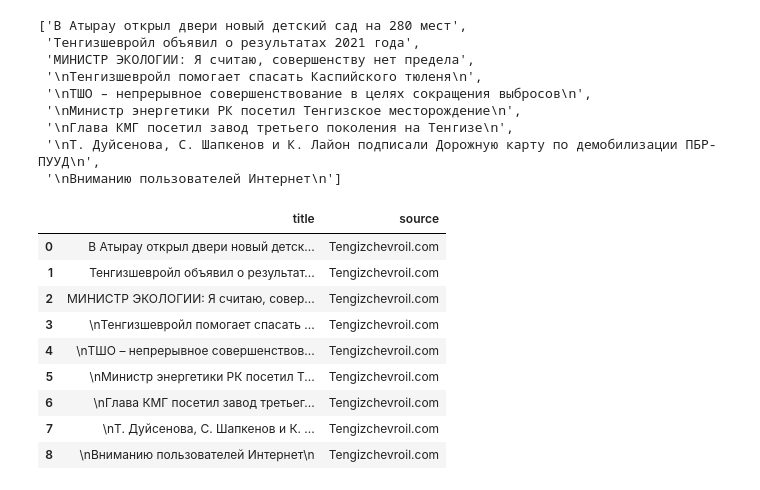
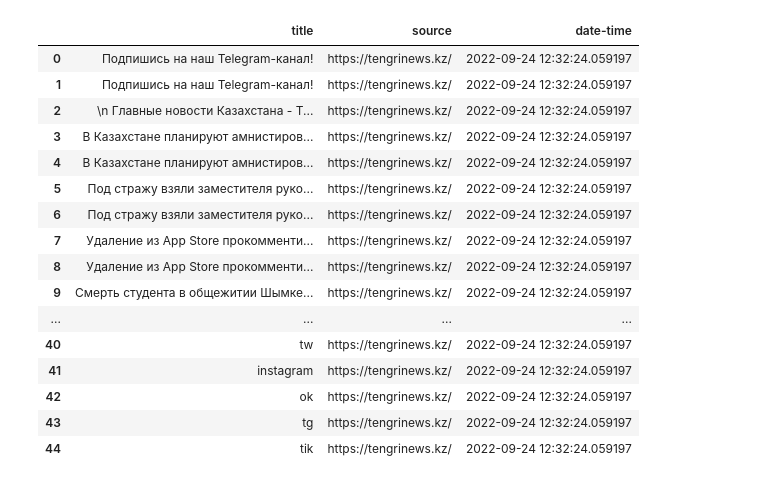
Before and after one commit to Kuralay92/NLP-for-PGPA, a Jupyter notebook: PGPA Media Web Scraping.ipynb, the cells around one changed output. Drawn from its saved outputs; the diff is of its cells as text; code cells hidden in the pictures.

```diff
--- a/PGPA Media Web Scraping.ipynb
+++ b/PGPA Media Web Scraping.ipynb
@@ -8,3 +16,0 @@ import random
-# %%
-page = requests.get("https://www.tengizchevroil.com/")
-page
@@ -57,0 +19,10 @@ soup.find_all(class_='title')
+# %%
+def news_df(web):
+    page=requests.get(web,verify=False)
+    soup = bs(page.content)
+    quotes = [i.text for i in soup.find_all(class_=['title','tn-main-news-title','news-article__title','news-list__title','tn-hidden'])]
+    df = pd.DataFrame()
+    df['title']=quotes
+    df['source']=web
+    df['date-time']= pd.to_datetime('now')
+    return df
@@ -58,13 +86,25 @@ soup.find_all(class_='title')
+# %%
+tengri=news_df("https://tengrinews.kz/")
+tengri
+# %% [output]
+|  | title | source | date-time |
+| 0 | Подпишись на наш Telegram-канал! | https://tengrinews.kz/ | 2022-09-24 12:32:24.059197 |
+| 1 | Подпишись на наш Telegram-канал! | https://tengrinews.kz/ | 2022-09-24 12:32:24.059197 |
+| 2 | \n Главные новости Казахстана - T... | https://tengrinews.kz/ | 2022-09-24 12:32:24.059197 |
+| 3 | В Казахстане планируют амнистиров... | https://tengrinews.kz/ | 2022-09-24 12:32:24.059197 |
+| 4 | В Казахстане планируют амнистиров... | https://tengrinews.kz/ | 2022-09-24 12:32:24.059197 |
+| 5 | Под стражу взяли заместителя руко... | https://tengrinews.kz/ | 2022-09-24 12:32:24.059197 |
+| 6 | Под стражу взяли заместителя руко... | https://tengrinews.kz/ | 2022-09-24 12:32:24.059197 |
+| 7 | Удаление из App Store прокомменти... | https://tengrinews.kz/ | 2022-09-24 12:32:24.059197 |
+| 8 | Удаление из App Store прокомменти... | https://tengrinews.kz/ | 2022-09-24 12:32:24.059197 |
+| 9 | Смерть студента в общежитии Шымке... | https://tengrinews.kz/ | 2022-09-24 12:32:24.059197 |
+| ... | ... | ... | ... |
+| 40 | tw | https://tengrinews.kz/ | 2022-09-24 12:32:24.059197 |
+| 41 | instagram | https://tengrinews.kz/ | 2022-09-24 12:32:24.059197 |
+| 42 | ok | https://tengrinews.kz/ | 2022-09-24 12:32:24.059197 |
+| 43 | tg | https://tengrinews.kz/ | 2022-09-24 12:32:24.059197 |
+| 44 | tik | https://tengrinews.kz/ | 2022-09-24 12:32:24.059197 |
 # %%
-quotes = [i.text for i in soup.find_all(class_='title')]
-quotes
+page=requests.get("https://tengrinews.kz/",verify=False)
+soup = bs(page.content)
+quotes = [i.text for i in soup.find_all(class_=['tn-hidden'])]
-# %% [output]
-['В Атырау открыл двери новый детский сад на 280 мест',
- 'Тенгизшевройл объявил о результатах 2021 года',
- 'МИНИСТР ЭКОЛОГИИ: Я считаю, совершенству нет предела',
- '\nТенгизшевройл помогает спасать Каспийского тюленя\n',
- '\nТШО – непрерывное совершенствование в целях сокращения выбросов\n',
- '\nМинистр энергетики РК посетил Тенгизское месторождение\n',
- '\nГлава КМГ посетил завод третьего поколения на Тенгизе\n',
- '\nТ. Дуйсенова, С. Шапкенов и К. Лайон подписали Дорожную карту по демобилизации ПБР-ПУУД\n',
- '\nВниманию пользователей Интернет\n']
@@ -77,13 +110,0 @@ df['source']='Tengizchevroil.com'
-# %%
-df
-# %% [output]
-|  | title | source |
-| 0 | В Атырау открыл двери новый детск... | Tengizchevroil.com |
-| 1 | Тенгизшевройл объявил о результат... | Tengizchevroil.com |
-| 2 | МИНИСТР ЭКОЛОГИИ: Я считаю, совер... | Tengizchevroil.com |
-| 3 | \nТенгизшевройл помогает спасать ... | Tengizchevroil.com |
-| 4 | \nТШО – непрерывное совершенствов... | Tengizchevroil.com |
-| 5 | \nМинистр энергетики РК посетил Т... | Tengizchevroil.com |
-| 6 | \nГлава КМГ посетил завод третьег... | Tengizchevroil.com |
-| 7 | \nТ. Дуйсенова, С. Шапкенов и К. ... | Tengizchevroil.com |
-| 8 | \nВниманию пользователей Интернет\n | Tengizchevroil.com |
```
Also changed, not shown: parts of 19 cells of this notebook.
